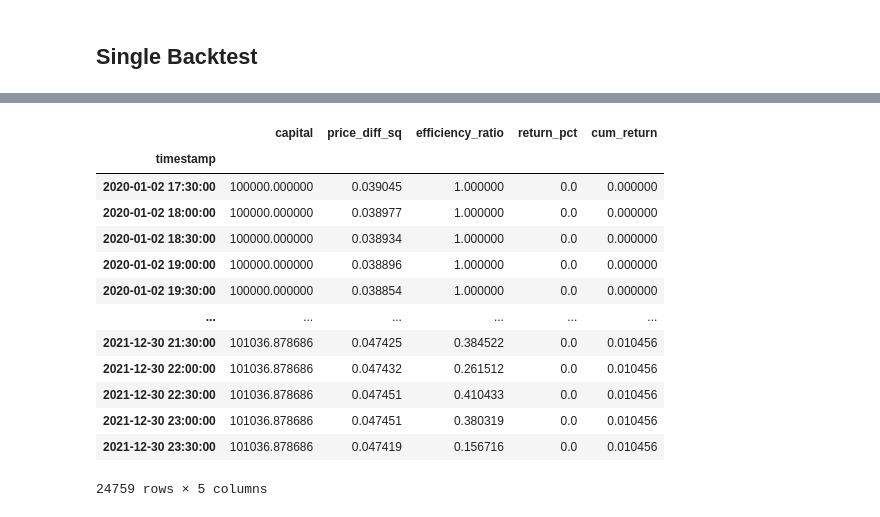
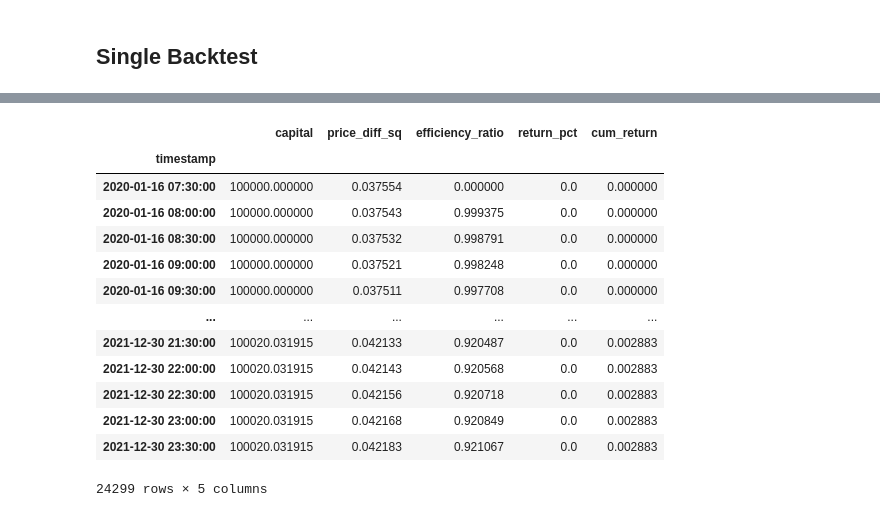
Before and after one commit to joggijoggo/aegis-doc, a Jupyter notebook: cours-econometrie/bloc-1/mini-proj/backtest3_regime.ipynb, the cells around one changed output, grey strips where cells are left out. Saved outputs shown, nothing was run; the diff lists cells and outputs as text; code cells hidden in the pictures.

```diff
--- a/cours-econometrie/bloc-1/mini-proj/backtest3_regime.ipynb
+++ b/cours-econometrie/bloc-1/mini-proj/backtest3_regime.ipynb
@@ -204,7 +204,7 @@ from enl.data_feed import *
 from enl.backtest import *
 
 all_dfs = [df_30min]
-windows = [10, 40]
+windows = [10, 40, 500]
 
 df_unaligned_models = []
 
@@ -237,6 +237,13 @@ for model in df_models:
         df_30min_w40 = tmp
         break
 df_30min_w40
+
+for model in df_models:
+    tmp = model[(model['window'] == 500) & (model['time_frame'] == '30min')]
+    if len(tmp) > 0:
+        df_30min_w500 = tmp
+        break
+df_30min_w500
 # %% [output]
 [INFO] Building models for window=10
 [INFO] Building models for window=40
@@ -308,6 +316,17 @@ bots = [
         'params': { **intraday_config, 'stop_loss_sigma': 3.5 },
         'model': df_30min_w40,
     },
+
+    {
+        'name': 'swing_generalist_500',
+        'params': { **swing_config, 'stop_loss_sigma': 3.5 },
+        'model': df_30min_w500,
+    },
+    {
+        'name': 'intraday_generalist_500',
+        'params': { **intraday_config, 'stop_loss_sigma': 3.5 },
+        'model': df_30min_w500,
+    },
 ]
 # %% [markdown]
 ## Single Backtest
@@ -329,7 +348,7 @@ from enl.backtest import *
 #     'model': df_30min_w10, # Votre DataFrame OLS contenant price_diff et price_diff_sq
 # }
 
-bot_to_test = bots[2] # 2 = swing generalist, 5 = intraday generalist
+bot_to_test = bots[6] # 2 = swing generalist, 5 = intraday generalist
 
 # 2. Initialisation de la stratégie et du moteur
 strategy = FixedParameterWithStopStrategy(**bot_to_test['params'], use_efficiency_ratio=True)
@@ -368,17 +387,17 @@ Lancement du backtest pour : swing_generalist
 |  | capital | price_diff_sq | efficiency_ratio | return_pct | cum_return |
 | timestamp |  |  |  |  |  |
-| 2020-01-02 17:30:00 | 100000.000000 | 0.039045 | 1.000000 | 0.0 | 0.000000 |
-| 2020-01-02 18:00:00 | 100000.000000 | 0.038977 | 1.000000 | 0.0 | 0.000000 |
-| 2020-01-02 18:30:00 | 100000.000000 | 0.038934 | 1.000000 | 0.0 | 0.000000 |
-| 2020-01-02 19:00:00 | 100000.000000 | 0.038896 | 1.000000 | 0.0 | 0.000000 |
-| 2020-01-02 19:30:00 | 100000.000000 | 0.038854 | 1.000000 | 0.0 | 0.000000 |
+| 2020-01-16 07:30:00 | 100000.000000 | 0.037554 | 0.000000 | 0.0 | 0.000000 |
+| 2020-01-16 08:00:00 | 100000.000000 | 0.037543 | 0.999375 | 0.0 | 0.000000 |
+| 2020-01-16 08:30:00 | 100000.000000 | 0.037532 | 0.998791 | 0.0 | 0.000000 |
+| 2020-01-16 09:00:00 | 100000.000000 | 0.037521 | 0.998248 | 0.0 | 0.000000 |
+| 2020-01-16 09:30:00 | 100000.000000 | 0.037511 | 0.997708 | 0.0 | 0.000000 |
 | ... | ... | ... | ... | ... | ... |
-| 2021-12-30 21:30:00 | 101036.878686 | 0.047425 | 0.384522 | 0.0 | 0.010456 |
-| 2021-12-30 22:00:00 | 101036.878686 | 0.047432 | 0.261512 | 0.0 | 0.010456 |
-| 2021-12-30 22:30:00 | 101036.878686 | 0.047451 | 0.410433 | 0.0 | 0.010456 |
-| 2021-12-30 23:00:00 | 101036.878686 | 0.047451 | 0.380319 | 0.0 | 0.010456 |
-| 2021-12-30 23:30:00 | 101036.878686 | 0.047419 | 0.156716 | 0.0 | 0.010456 |
+| 2021-12-30 21:30:00 | 100020.031915 | 0.042133 | 0.920487 | 0.0 | 0.002883 |
+| 2021-12-30 22:00:00 | 100020.031915 | 0.042143 | 0.920568 | 0.0 | 0.002883 |
+| 2021-12-30 22:30:00 | 100020.031915 | 0.042156 | 0.920718 | 0.0 | 0.002883 |
+| 2021-12-30 23:00:00 | 100020.031915 | 0.042168 | 0.920849 | 0.0 | 0.002883 |
+| 2021-12-30 23:30:00 | 100020.031915 | 0.042183 | 0.921067 | 0.0 | 0.002883 |
-24759 rows × 5 columns
+24299 rows × 5 columns
 # %%
 # 3. Calcul de la corrélation instantanée (Performance par bougie vs ER)
 corr_instant = df_single_equity['efficiency_ratio'].corr(df_single_equity['return_pct'], method='pearson')
```
Also changed, not shown: parts of 4 cells of this notebook, 5 other files.
